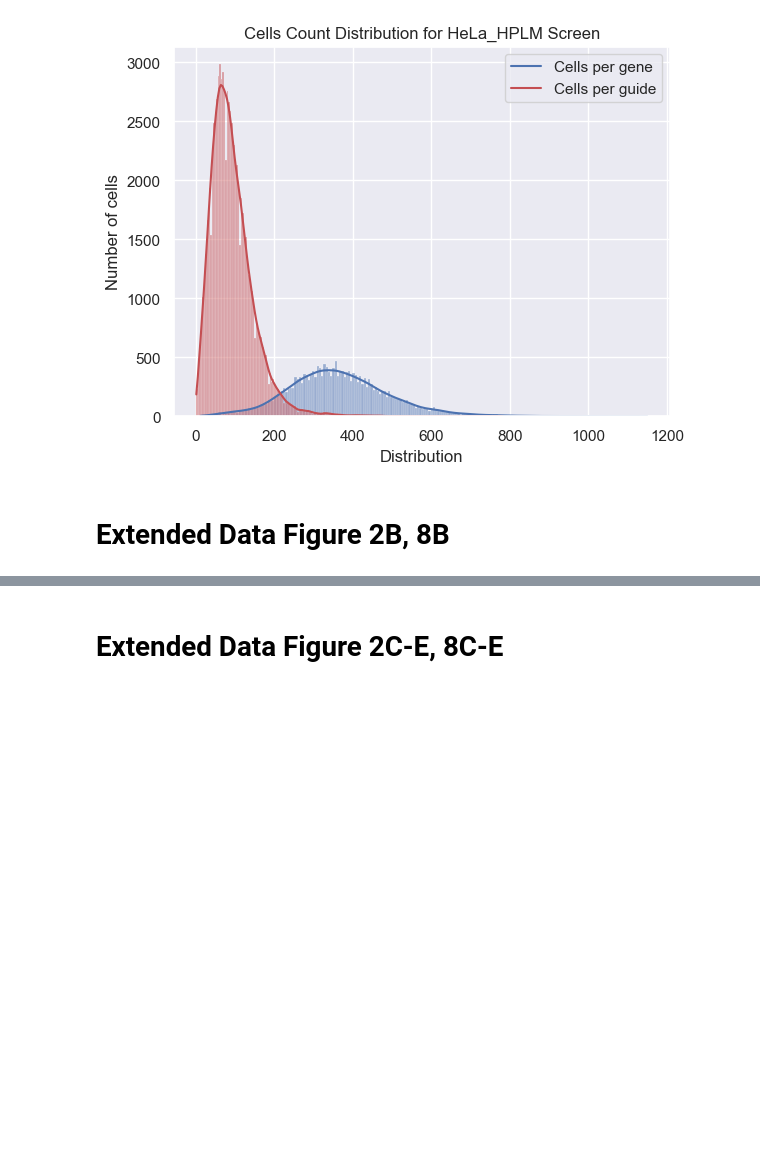
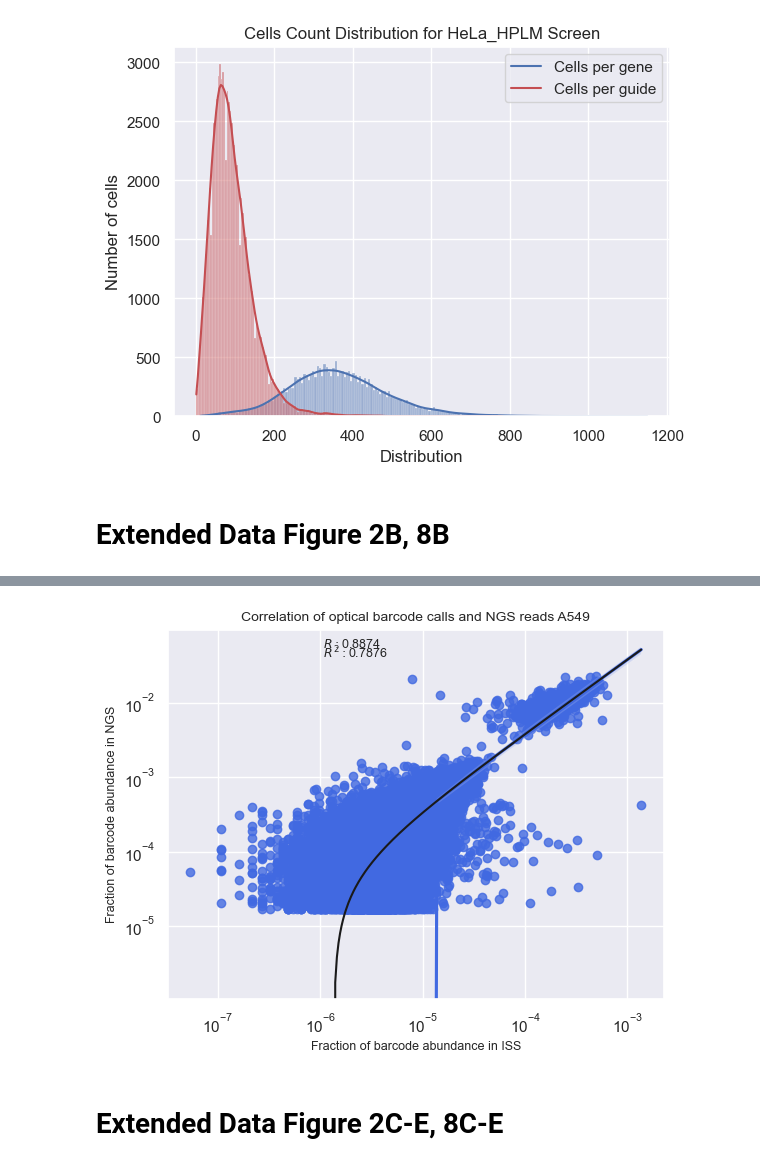
Before and after one commit to broadinstitute/2022_PERISCOPE, a Jupyter notebook: Extended_Data_2_and_8/Cell_Count_Distribution.ipynb, the cells around one changed output, grey strips where cells are left out. Cells and saved outputs as stored; diff of their text form; code cells hidden in the pictures; blank space fills up the shorter version.

```diff
--- a/Extended_Data_2_and_8/Cell_Count_Distribution.ipynb
+++ b/Extended_Data_2_and_8/Cell_Count_Distribution.ipynb
@@ -394,3 +448,10 @@ plot_scatter('A549', A549_Merged['Fraction_x'],A549_Merged['Fraction_y'],'Fracti
+# %%
+# Generate guide abundance correlation plots for A549 Samples
+plt.title('Correlation of optical barcode calls and NGS reads A549', fontsize='10')
+plt.ticklabel_format(axis="both", style="sci", scilimits=(-4,-4))
+plot_scatter('A549', A549_Merged['Fraction_x'],A549_Merged['Fraction_y'],'Fraction of barcode abundance in ISS','Fraction of barcode abundance in NGS',False,False,0.000001,.055,0.000001,.04,plotlog=True)
+# %% [output]
+[figure, added]
 # %% [markdown]
 # Extended Data Figure 2C-E, 8C-E
 # %%
```
Also changed, not shown: parts of 13 cells of this notebook, 3 other files.
